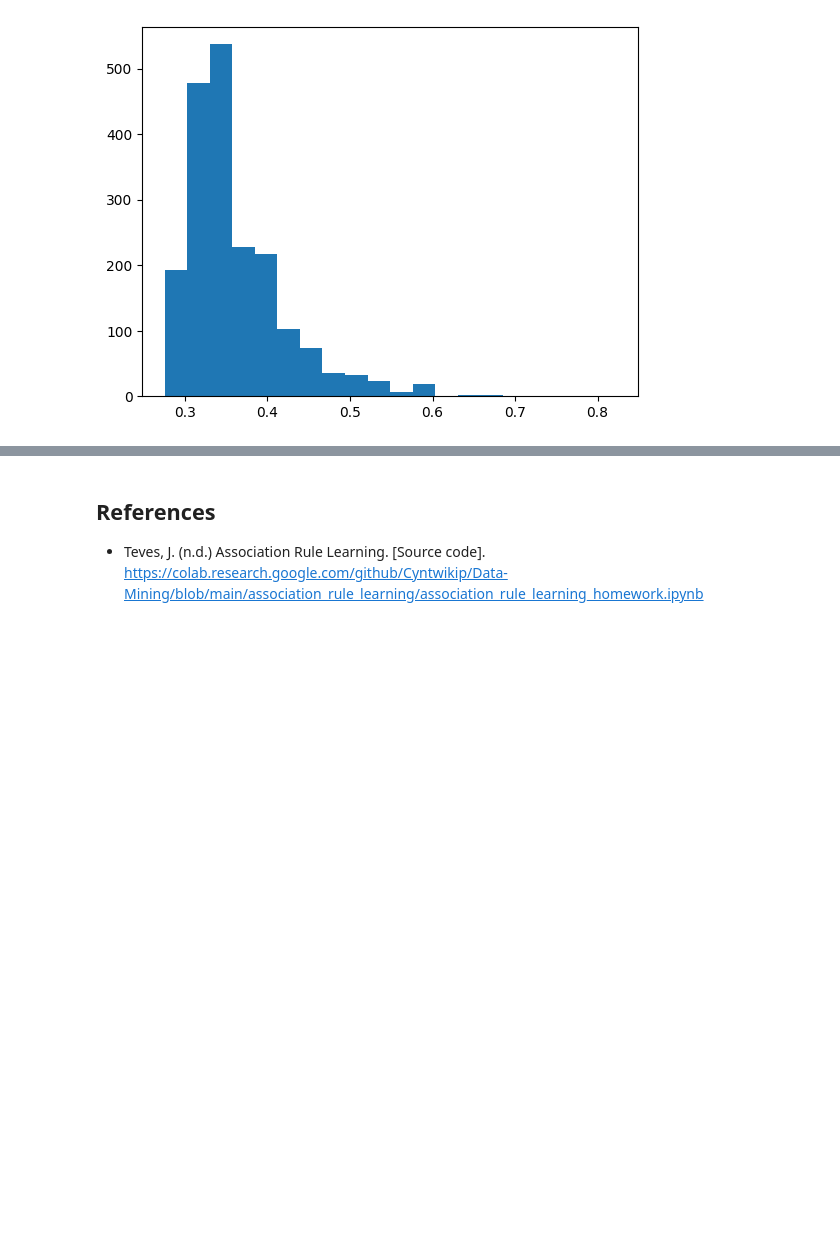
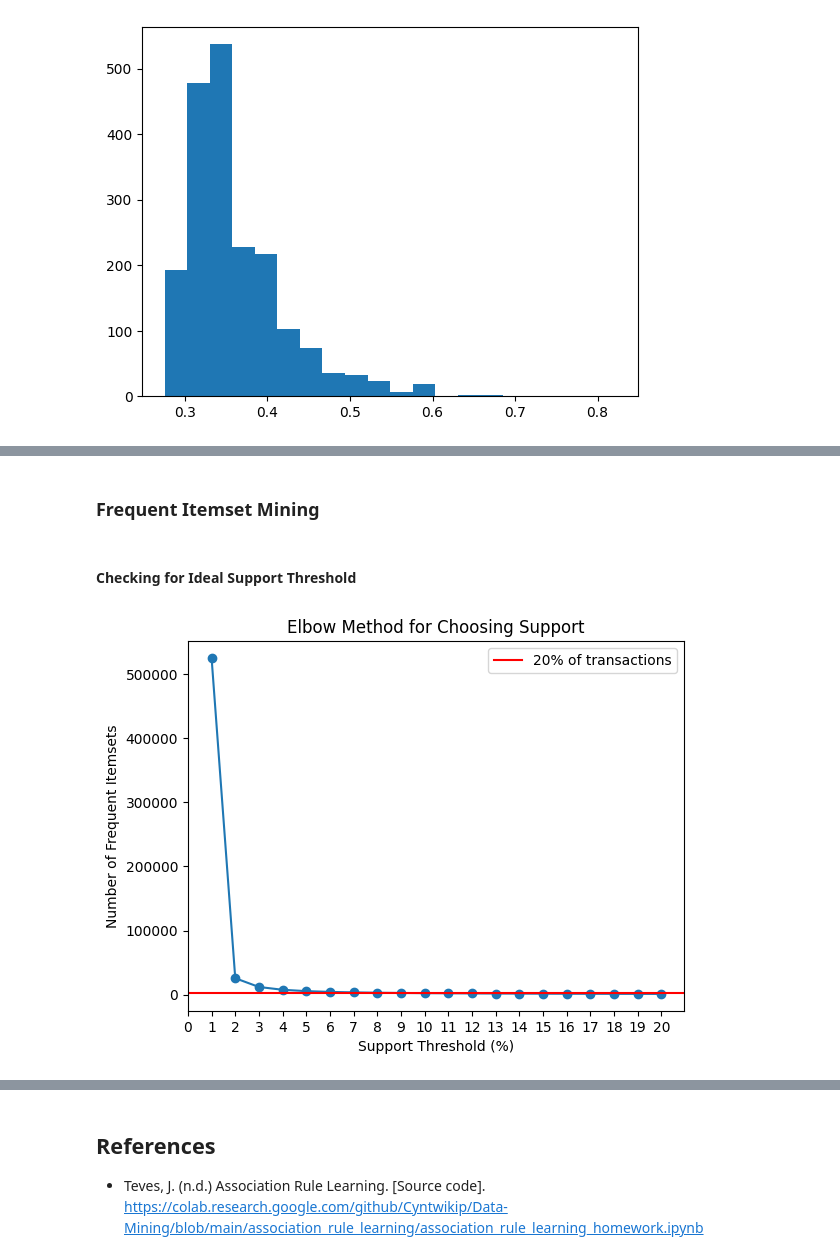
Before and after one commit to KyleCarlo/AssocRuleLearning, a Jupyter notebook: groceries-nb.ipynb, the cells around one changed output, grey strips where cells are left out. Cells and saved outputs as stored; diff of their text form; code cells hidden in the pictures; blank space fills up the shorter version.

```diff
--- a/groceries-nb.ipynb
+++ b/groceries-nb.ipynb
@@ -801,0 +818,7 @@ df_interesting
+# %%
+# Aggregate df groupby Day
+df['Weekday'] = df['Date'].dt.weekday
+df_grouped = df.groupby(['Weekday', 'Member_number']).agg(list)
+
+df_grouped.sort_values(['Weekday', 'Member_number'], inplace=True)
+df_grouped
@@ -801,0 +840,4 @@ df_interesting
+# %%
+# convert to list format
+transactions = df_grouped['itemDescription'].to_list()
+transactions
@@ -801,0 +862,30 @@ df_interesting
+# %% [markdown]
+### Frequent Itemset Mining
+# %%
+# calculates the frequent itemset using fpgrowth algorithm
+def get_fim(supp, transactions):
+    result = fpgrowth(transactions, supp=supp, report='as')
+    colnames = ['itemset'] + ['support_absolute', 'support_relative']
+    df_result = pd.DataFrame(result, columns=colnames)
+    df_result = df_result.sort_values('support_absolute', ascending=False)
+    return df_result
+# %% [markdown]
+#### Checking for Ideal Support Threshold
+# %%
+supports = range(1, 21)  # Test supports from 1% to 20%
+num_itemsets = []
+
+for supp in supports:
+    rules = get_fim(supp*-1, transactions)
+    num_itemsets.append(len(rules))
+
+plt.plot(supports, num_itemsets, marker='o')
+plt.axhline(y = len(df_grouped)*0.2, color = 'r', label = '20% of transactions')
+plt.xticks([x for x in range(21)])
+plt.xlabel("Support Threshold (%)")
+plt.ylabel("Number of Frequent Itemsets")
+plt.title("Elbow Method for Choosing Support")
+plt.legend()
+plt.show()
+# %% [output]
+[figure, added]
```
Also changed, not shown: parts of 22 cells of this notebook.
